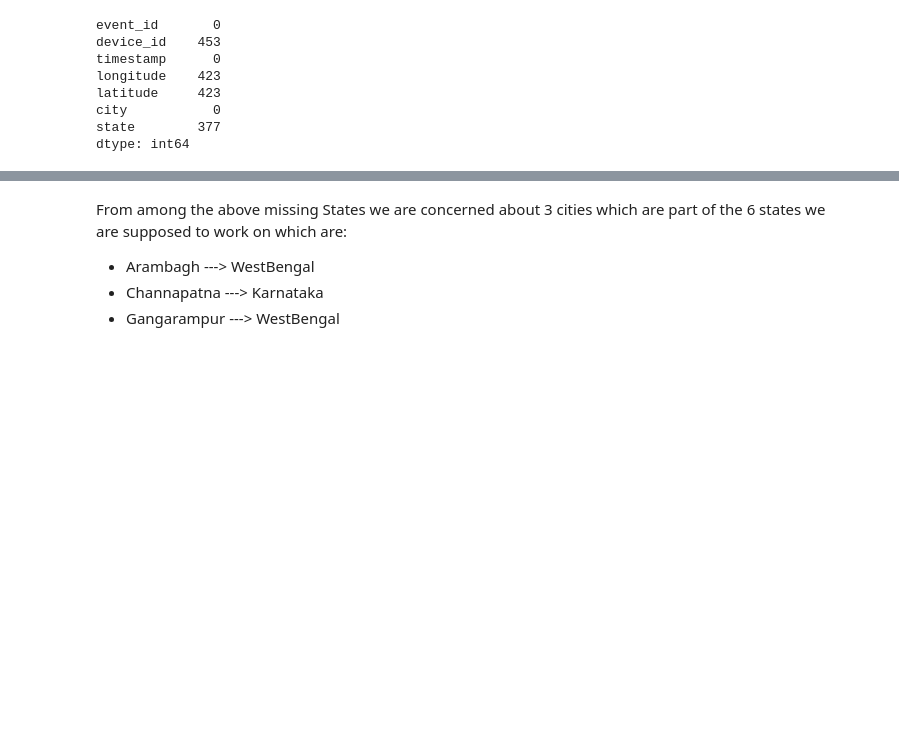
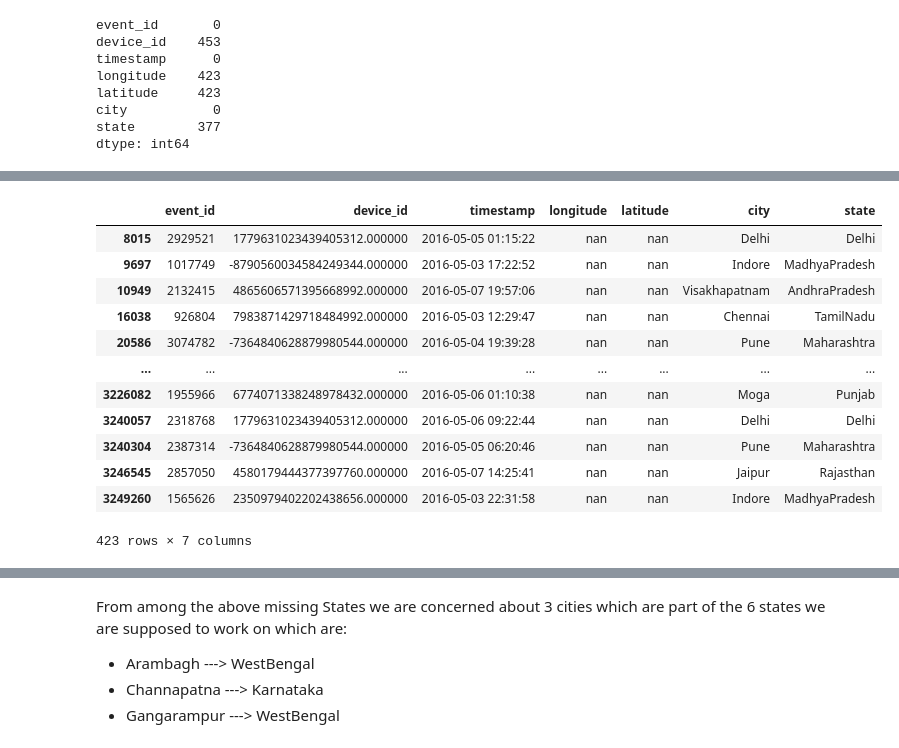
Before and after one commit to santhoshbvsrk/CapstoneProjects, a Jupyter notebook: DataAnalytics_CDF/InsaidTelecom_CDFCapstone.ipynb, the cells around one changed output, grey strips where cells are left out. Drawn from its saved outputs; the diff is of its cells as text; code cells hidden in the pictures; blank space fills up the shorter version.

```diff
--- a/DataAnalytics_CDF/InsaidTelecom_CDFCapstone.ipynb
+++ b/DataAnalytics_CDF/InsaidTelecom_CDFCapstone.ipynb
@@ -52,0 +271,3 @@ dtype: int64
+# %%
+#For imputing the missing values in State, we'll first find all their respecitve city values
+city_list = list(events_data_df[events_data_df.state.isnull()].city.unique())
@@ -52,0 +286,6 @@ dtype: int64
+# %%
+#Will loop over the above cities list, fetch it's relevant state value where state value is not null and then populate that to all the records where city value is matching with the city value from our list
+for city in city_list:
+  state = list(events_data_df[(events_data_df.city == city) & (events_data_df.state.notnull())].state)[0]
+  print("State is {} for City {}".format(state,city))
+  events_data_df.loc[events_data_df.city == city, 'state'] = state
@@ -52,0 +334,6 @@ dtype: int64
+# %%
+#Replacing nan value in Device_id with NULL
+events_data_df['device_id'].fillna('NULL',inplace=True)
+# %%
+#Dropping device Id for now as the same device_id is present in multiple cities. Hence, imputing device_id based on latitude or longitude or city or state is not possible
+events_data_df.drop(events_data_df.index[events_data_df.device_id == 'NULL'],inplace=True)
@@ -52,0 +357,17 @@ dtype: int64
+# %%
+#checking if latitude and longitude are null for the same set of records
+events_data_df[(events_data_df.latitude.isnull()) & (events_data_df.longitude.isnull())]
+# %% [output]
+|  | event_id | device_id | timestamp | longitude | latitude | city | state |
+| 8015 | 2929521 | 1779631023439405312.000000 | 2016-05-05 01:15:22 | nan | nan | Delhi | Delhi |
+| 9697 | 1017749 | -8790560034584249344.000000 | 2016-05-03 17:22:52 | nan | nan | Indore | MadhyaPradesh |
+| 10949 | 2132415 | 4865606571395668992.000000 | 2016-05-07 19:57:06 | nan | nan | Visakhapatnam | AndhraPradesh |
+| 16038 | 926804 | 7983871429718484992.000000 | 2016-05-03 12:29:47 | nan | nan | Chennai | TamilNadu |
+| 20586 | 3074782 | -7364840628879980544.000000 | 2016-05-04 19:39:28 | nan | nan | Pune | Maharashtra |
+| ... | ... | ... | ... | ... | ... | ... | ... |
+| 3226082 | 1955966 | 6774071338248978432.000000 | 2016-05-06 01:10:38 | nan | nan | Moga | Punjab |
+| 3240057 | 2318768 | 1779631023439405312.000000 | 2016-05-06 09:22:44 | nan | nan | Delhi | Delhi |
+| 3240304 | 2387314 | -7364840628879980544.000000 | 2016-05-05 06:20:46 | nan | nan | Pune | Maharashtra |
+| 3246545 | 2857050 | 4580179444377397760.000000 | 2016-05-07 14:25:41 | nan | nan | Jaipur | Rajasthan |
+| 3249260 | 1565626 | 2350979402202438656.000000 | 2016-05-03 22:31:58 | nan | nan | Indore | MadhyaPradesh |
+423 rows × 7 columns
```
Also changed, not shown: parts of 109 cells of this notebook.
